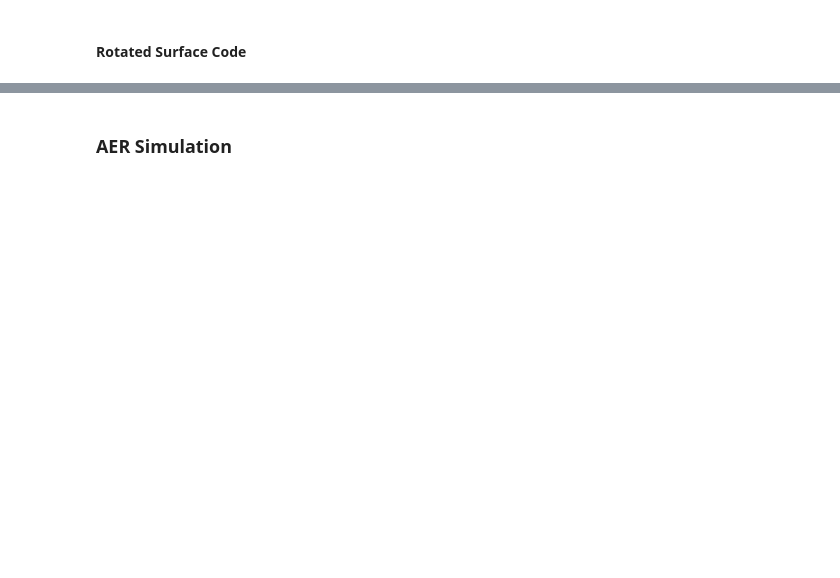
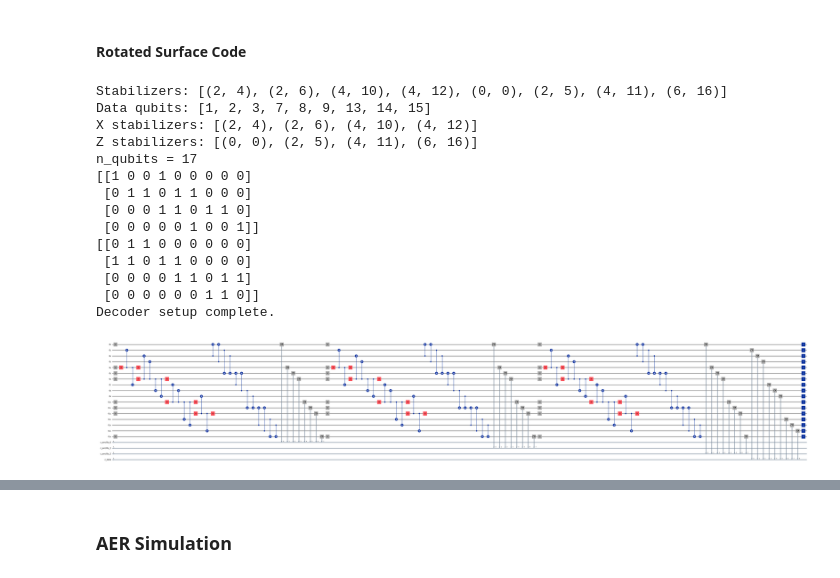
Before and after one commit to CERN-QTI/quantum-gates, a Jupyter notebook: start up and testing/testing_local_library_surfacecode.ipynb, the cells around one changed output, grey strips where cells are left out. Drawn from its saved outputs; the diff is of its cells as text; code cells hidden in the pictures; blank space fills up the shorter version.

```diff
--- a/start up and testing/testing_local_library_surfacecode.ipynb
+++ b/start up and testing/testing_local_library_surfacecode.ipynb
@@ -141,11 +117,27 @@ Key: 00000 1001 1001 1001 1001 1001 1001 1001 1001 1001 1001 1001 1001 1001 1001
 # %% [markdown]
 #### Rotated Surface Code
 # %%
-shots = 17
-cycles = 5
+shots = 1
+cycles = 3
 distance = 3
 code = RotatedSurfaceCode(distance=distance, cycles=cycles)
 #qc = code.qc
 #qc.x(range(0,code.n_qubits))  # introduce bit-flip errors on all data qubits
 code.qc.draw("mpl", fold=False, plot_barriers=False)
+# %% [output]
+Stabilizers: [(2, 4), (2, 6), (4, 10), (4, 12), (0, 0), (2, 5), (4, 11), (6, 16)]
+Data qubits: [1, 2, 3, 7, 8, 9, 13, 14, 15]
+X stabilizers: [(2, 4), (2, 6), (4, 10), (4, 12)]
+Z stabilizers: [(0, 0), (2, 5), (4, 11), (6, 16)]
+n_qubits = 17
+[[1 0 0 1 0 0 0 0 0]
+ [0 1 1 0 1 1 0 0 0]
+ [0 0 0 1 1 0 1 1 0]
+ [0 0 0 0 0 1 0 0 1]]
+[[0 1 1 0 0 0 0 0 0]
+ [1 1 0 1 1 0 0 0 0]
+ [0 0 0 0 1 1 0 1 1]
+ [0 0 0 0 0 0 1 1 0]]
+Decoder setup complete.
+[figure, added]
 # %%
```
Also changed, not shown: parts of 7 cells of this notebook, 1 other file.
